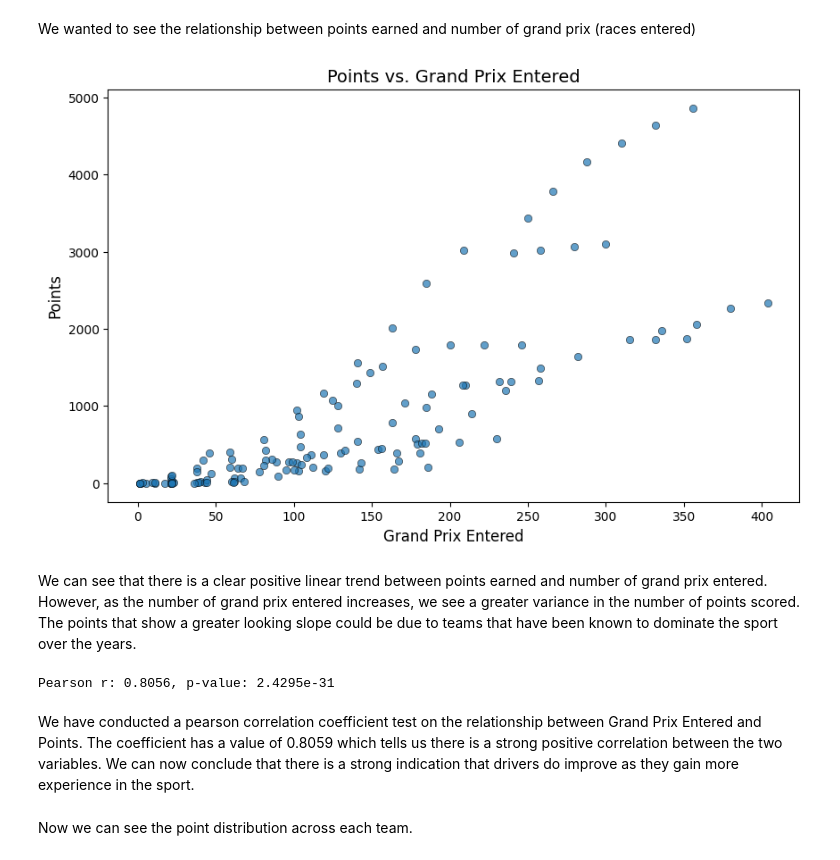
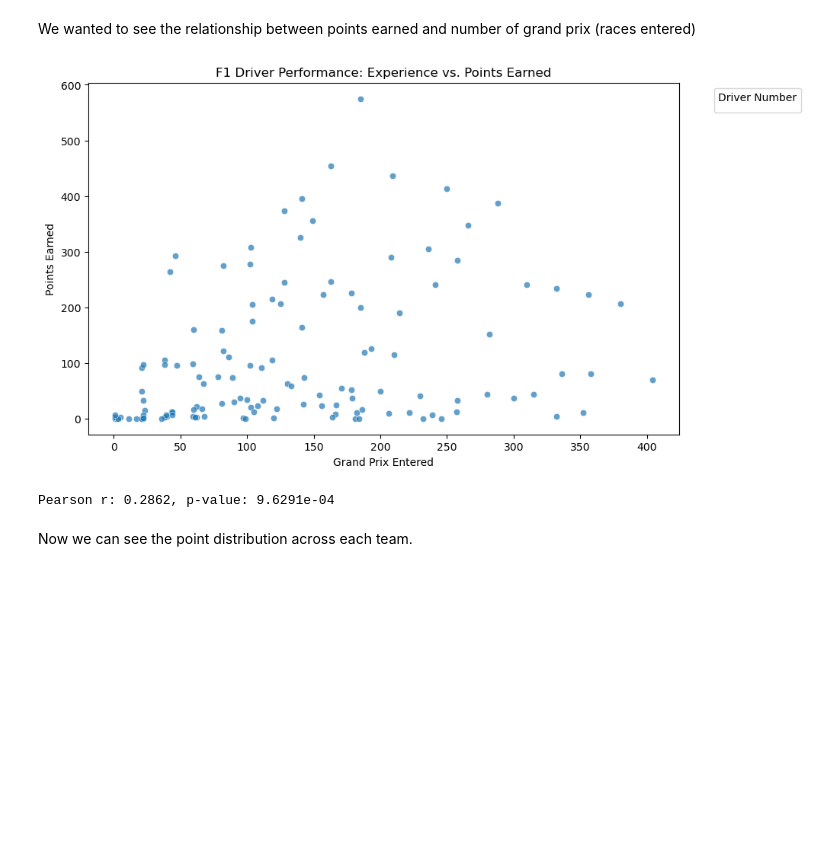
Before and after one commit to Dekamayaro/F1-Prediction-Project, a Jupyter notebook: project.ipynb, the cells around one changed output. Cells and saved outputs as stored; diff of their text form; code cells hidden in the pictures; blank space fills up the shorter version.

Commit message:
Fixed points from total points to points per season for eda

```diff
--- a/project.ipynb
+++ b/project.ipynb
@@ -220,0 +230,3 @@ standings = pd.read_csv("Data/standings.csv")
+# %%
+merged_drivers_standings = pd.merge(all_drivers, standings, on=['Number', 'Year'], suffixes=('_driverTotal', '_forSeason'))
+merged_drivers_standings.head()
@@ -258,30 +277,27 @@ Based on this, we can say that the variables we chose have a positive correlatio
 # %% [markdown]
 We wanted to see the relationship between points earned and number of grand prix (races entered)
 # %%
-# Scatter plot
+
+# Create scatter plot
 plt.figure(figsize=(10, 6))
-sns.scatterplot(data=all_drivers, x="Grands Prix Entered", y="Points", alpha=0.7, edgecolor="black")
+sns.scatterplot(data=merged_drivers_standings, x='Grands Prix Entered', y='Points_forSeason', alpha=0.7)
 
 # Labels and title
-plt.title("Points vs. Grand Prix Entered", fontsize=14)
-plt.xlabel("Grand Prix Entered", fontsize=12)
-plt.ylabel("Points", fontsize=12)
+plt.xlabel("Grand Prix Entered")
+plt.ylabel("Points Earned")
+plt.title("F1 Driver Performance: Experience vs. Points Earned")
+plt.legend(title="Driver Number", bbox_to_anchor=(1.05, 1), loc='upper left')
 
-# Show the plot
+# Show plot
 plt.show()
 # %% [output]
-[figure, old version]
+[figure, new version]
-# %% [markdown]
-We can see that there is a clear positive linear trend between points earned and number of grand prix entered. However, as the number of grand prix entered increases, we see a greater variance in the number of points scored. The points that show a greater looking slope could be due to teams that have been known to dominate the sport over the years.
 # %%
 from scipy.stats import pearsonr
-
-r_value, p_value = pearsonr(all_drivers["Grands Prix Entered"], all_drivers["Points"])
+r_value, p_value = pearsonr(merged_drivers_standings["Grands Prix Entered"], merged_drivers_standings["Points_forSeason"])
 print(f"Pearson r: {r_value:.4f}, p-value: {p_value:.4e}")
 # %% [output]
-Pearson r: 0.8056, p-value: 2.4295e-31
+Pearson r: 0.2862, p-value: 9.6291e-04
-# %% [markdown]
-We have conducted a pearson correlation coefficient test on the relationship between Grand Prix Entered and Points. The coefficient has a value of 0.8059 which tells us there is a strong positive correlation between the two variables. We can now conclude that there is a strong indication that drivers do improve as they gain more experience in the sport.
 # %% [markdown]
 Now we can see the point distribution across each team.
 # %%
```
Also changed, not shown: parts of 9 cells of this notebook.
